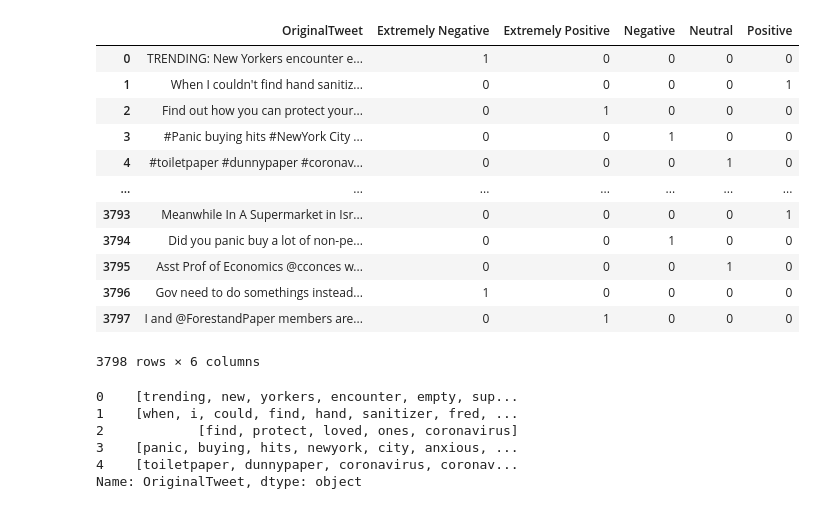
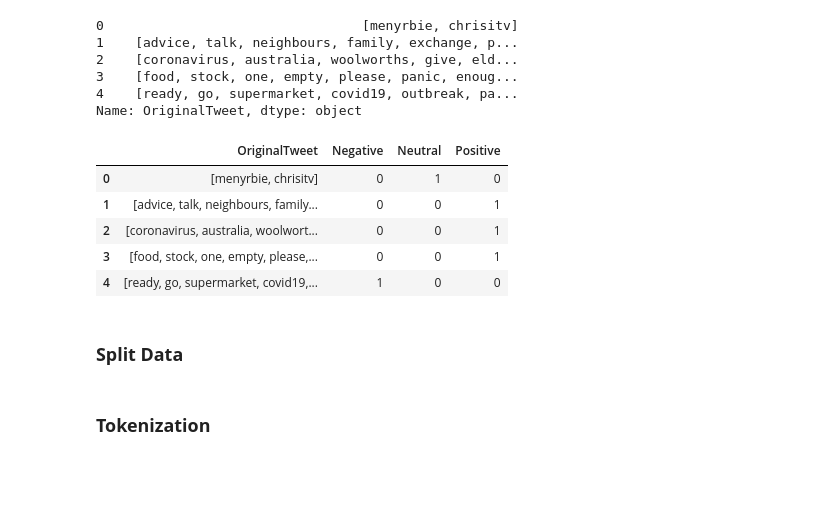
Before and after one commit to bayuik/nlp_tensorflow, a Jupyter notebook: sentyment_analysis.ipynb, the cells around one changed output. Saved outputs shown, nothing was run; the diff lists cells and outputs as text; code cells hidden in the pictures; blank space fills up the shorter version.

```diff
--- a/sentyment_analysis.ipynb
+++ b/sentyment_analysis.ipynb
@@ -21,5 +27,5 @@ from tensorflow.keras.preprocessing.sequence import pad_sequences
 # %%
-df = pd.read_csv("/content/Corona_NLP.csv")
-df.head()
+df = pd.read_csv("/content/drive/MyDrive/archive/Corona_NLP_tweet.csv", encoding="ISO-8859-1")
+df
 # %% [output]
 |  | UserName | ScreenName | Location | TweetAt | OriginalTweet | Sentiment |
@@ -48,38 +67,35 @@ df
+# %%
+stop_words = set(stopwords.words('english'))
+
+def tokenize(tweet):
+  tweet = re.sub(r'http\S+', '', tweet)
+  tokenizer = nltk.RegexpTokenizer(r"\w+")
+  tweet = tokenizer.tokenize(tweet)
+  # tweet = word_tokenize(tweet)
+  tweet = [word.lower() for word in tweet if word.isalnum()]
+  tweet = [item for item in tweet if not item in stop_words]
+  return tweet
+
+df['OriginalTweet'] = df['OriginalTweet'].apply(tokenize)
+df['OriginalTweet'].head()
+# %% [output]
+0                                 [menyrbie, chrisitv]
+1    [advice, talk, neighbours, family, exchange, p...
+2    [coronavirus, australia, woolworths, give, eld...
+3    [food, stock, one, empty, please, panic, enoug...
+4    [ready, go, supermarket, covid19, outbreak, pa...
+Name: OriginalTweet, dtype: object
 # %%
 sentiment = pd.get_dummies(df.Sentiment)
-df_tweets = pd.concat([df, sentiment], axis=1)
-df_tweets = df_tweets.drop(columns='Sentiment')
-df_tweets
+df = pd.concat([df, sentiment], axis=1)
+df = df.drop(columns='Sentiment')
+
+df.head()
 # %% [output]
-|  | OriginalTweet | Extremely Negative | Extremely Positive | Negative | Neutral | Positive |
-| 0 | TRENDING: New Yorkers encounter e... | 1 | 0 | 0 | 0 | 0 |
-| 1 | When I couldn't find hand sanitiz... | 0 | 0 | 0 | 0 | 1 |
-| 2 | Find out how you can protect your... | 0 | 1 | 0 | 0 | 0 |
-| 3 | #Panic buying hits #NewYork City ... | 0 | 0 | 1 | 0 | 0 |
-| 4 | #toiletpaper #dunnypaper #coronav... | 0 | 0 | 0 | 1 | 0 |
-| ... | ... | ... | ... | ... | ... | ... |
-| 3793 | Meanwhile In A Supermarket in Isr... | 0 | 0 | 0 | 0 | 1 |
-| 3794 | Did you panic buy a lot of non-pe... | 0 | 0 | 1 | 0 | 0 |
-| 3795 | Asst Prof of Economics @cconces w... | 0 | 0 | 0 | 1 | 0 |
-| 3796 | Gov need to do somethings instead... | 1 | 0 | 0 | 0 | 0 |
-| 3797 | I and @ForestandPaper members are... | 0 | 1 | 0 | 0 | 0 |
+|  | OriginalTweet | Negative | Neutral | Positive |
+| 0 | [menyrbie, chrisitv] | 0 | 1 | 0 |
+| 1 | [advice, talk, neighbours, family... | 0 | 0 | 1 |
+| 2 | [coronavirus, australia, woolwort... | 0 | 0 | 1 |
+| 3 | [food, stock, one, empty, please,... | 0 | 0 | 1 |
+| 4 | [ready, go, supermarket, covid19,... | 1 | 0 | 0 |
-3798 rows × 6 columns
-# %%
-stopwords = stopwords.words('english')
-
-def tokenize(tweet):
-  tweet = word_tokenize(tweet)
-  tweet = [item for item in tweet if not item in stopwords]
-  tweet = [word.lower() for word in tweet if word.isalnum()]
-  return tweet
-
-df_tweets['OriginalTweet'] = df_tweets['OriginalTweet'].apply(tokenize)
-df_tweets['OriginalTweet'].head()
-# %% [output]
-0    [trending, new, yorkers, encounter, empty, sup...
-1    [when, i, could, find, hand, sanitizer, fred, ...
-2            [find, protect, loved, ones, coronavirus]
-3    [panic, buying, hits, newyork, city, anxious, ...
-4    [toiletpaper, dunnypaper, coronavirus, coronav...
-Name: OriginalTweet, dtype: object
 # %%
@@ -88,5 +104,9 @@ label = df_tweets[['Extremely Negative', 'Extremely Positive', 'Negative', 'Neut
+# %% [markdown]
+### **Split Data**
 # %%
 tweet_train, tweet_test, label_train, label_test = train_test_split(tweets, label, test_size=0.2)
+# %% [markdown]
+### **Tokenization**
 # %%
 tokenizer = Tokenizer(num_words=5000, oov_token='x')
 tokenizer.fit_on_texts(tweet_train)
```
Also changed, not shown: parts of 22 cells of this notebook.
